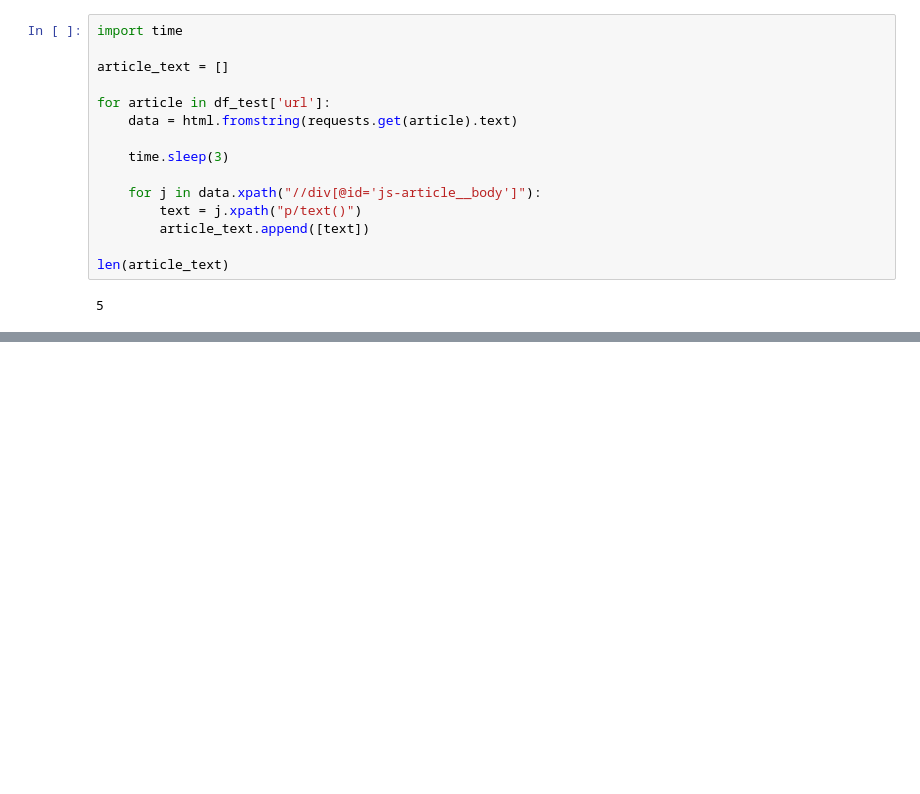
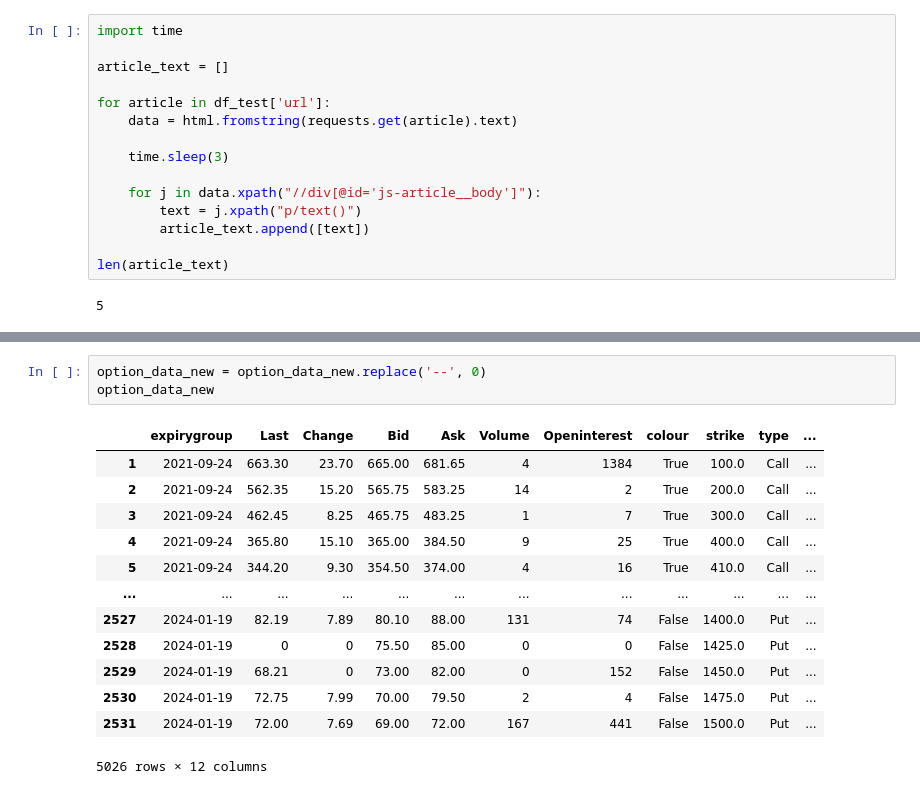
Before and after one commit to lawson-roberts/streamlit-stock-analysis, a Jupyter notebook: stock_analysis/stock_crawling.ipynb, the cells around one changed output, grey strips where cells are left out. Cells and saved outputs as stored; diff of their text form; blank space fills up the shorter version.

```diff
--- a/stock_analysis/stock_crawling.ipynb
+++ b/stock_analysis/stock_crawling.ipynb
@@ -932,0 +622,17 @@ fin_df
+# %%
+option_data_new = option_data_new.replace('--', 0)
+option_data_new
+# %% [output]
+|  | expirygroup | Last | Change | Bid | Ask | Volume | Openinterest | colour | strike | type | ... |
+| 1 | 2021-09-24 | 663.30 | 23.70 | 665.00 | 681.65 | 4 | 1384 | True | 100.0 | Call | ... |
+| 2 | 2021-09-24 | 562.35 | 15.20 | 565.75 | 583.25 | 14 | 2 | True | 200.0 | Call | ... |
+| 3 | 2021-09-24 | 462.45 | 8.25 | 465.75 | 483.25 | 1 | 7 | True | 300.0 | Call | ... |
+| 4 | 2021-09-24 | 365.80 | 15.10 | 365.00 | 384.50 | 9 | 25 | True | 400.0 | Call | ... |
+| 5 | 2021-09-24 | 344.20 | 9.30 | 354.50 | 374.00 | 4 | 16 | True | 410.0 | Call | ... |
+| ... | ... | ... | ... | ... | ... | ... | ... | ... | ... | ... | ... |
+| 2527 | 2024-01-19 | 82.19 | 7.89 | 80.10 | 88.00 | 131 | 74 | False | 1400.0 | Put | ... |
+| 2528 | 2024-01-19 | 0 | 0 | 75.50 | 85.00 | 0 | 0 | False | 1425.0 | Put | ... |
+| 2529 | 2024-01-19 | 68.21 | 0 | 73.00 | 82.00 | 0 | 152 | False | 1450.0 | Put | ... |
+| 2530 | 2024-01-19 | 72.75 | 7.99 | 70.00 | 79.50 | 2 | 4 | False | 1475.0 | Put | ... |
+| 2531 | 2024-01-19 | 72.00 | 7.69 | 69.00 | 72.00 | 167 | 441 | False | 1500.0 | Put | ... |
+5026 rows × 12 columns
```
Also changed, not shown: parts of 77 cells of this notebook, 2 other files.
